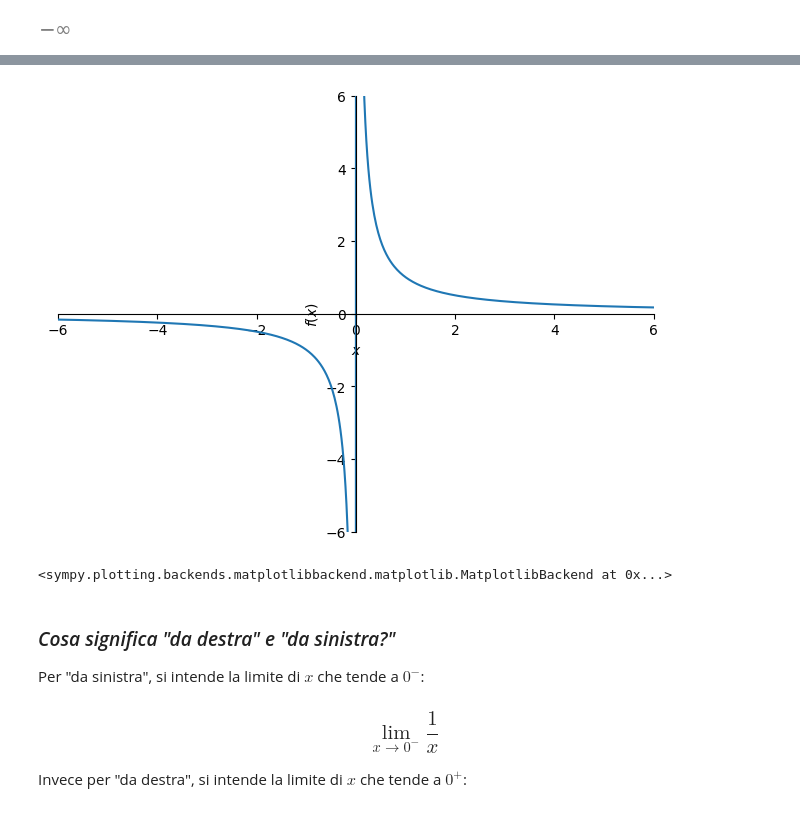
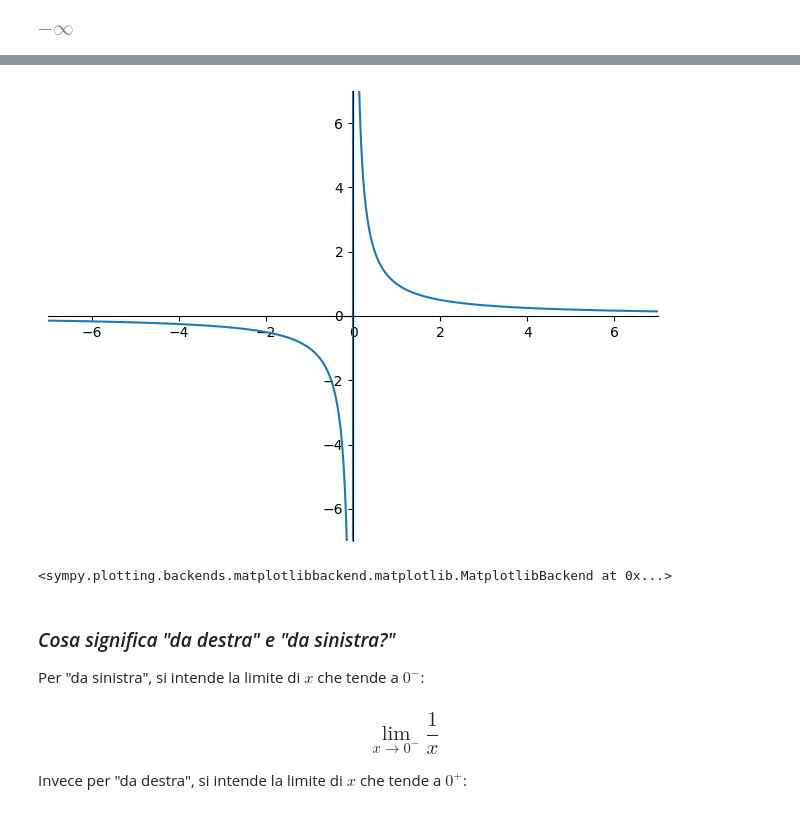
Before and after one commit to geesemain7/school_work, a Jupyter notebook: quinta/notebooks/sympy/esercizi_4-9.ipynb, the cells around one changed output, grey strips where cells are left out. Saved outputs shown, nothing was run; the diff lists cells and outputs as text; code cells hidden in the pictures.

```diff
--- a/quinta/notebooks/sympy/esercizi_4-9.ipynb
+++ b/quinta/notebooks/sympy/esercizi_4-9.ipynb
@@ -2,7 +2,7 @@
 from sympy import *
 from sympy.abc import *
 
-plt_limit = [-6, 6]
+plt_limit = [-7, 7]
 
 init_printing()
 # %% [markdown]
@@ -22,7 +22,7 @@ limit(f, x, 0, dir='+')     # limite sinistro
 # %%
-plot(f, xlim=plt_limit, ylim=plt_limit)
+plot(f, xlim=plt_limit, ylim=plt_limit, xlabel=None, ylabel=None,)
 # %% [output]
-[figure, old version]
+[figure, new version]
 <sympy.plotting.backends.matplotlibbackend.matplotlib.MatplotlibBackend at 0x...>
 # %% [markdown]
 ### *Cosa significa "da destra" e "da sinistra?"*
```
Also changed, not shown: parts of 28 cells of this notebook, 1 other file.
